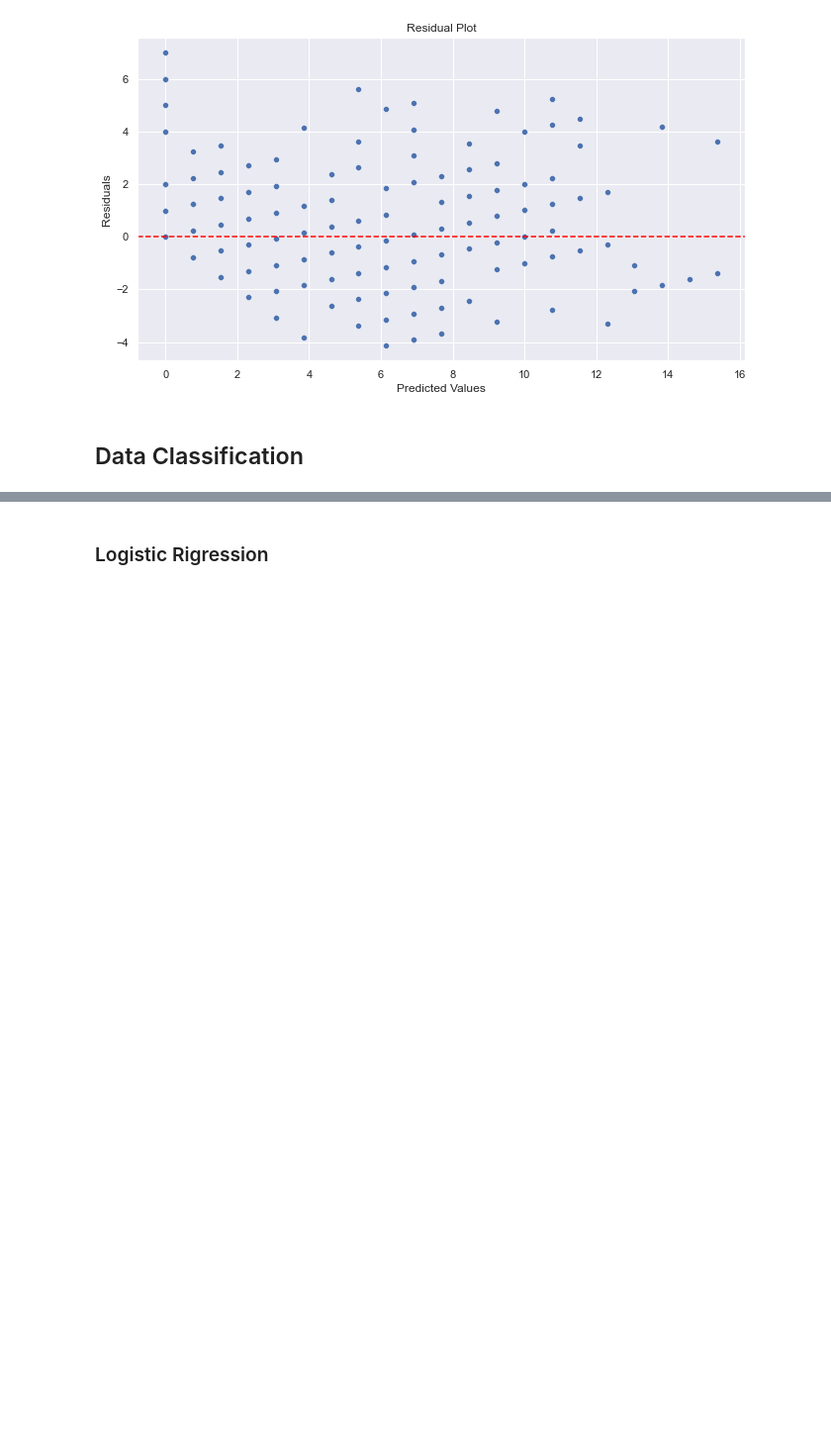
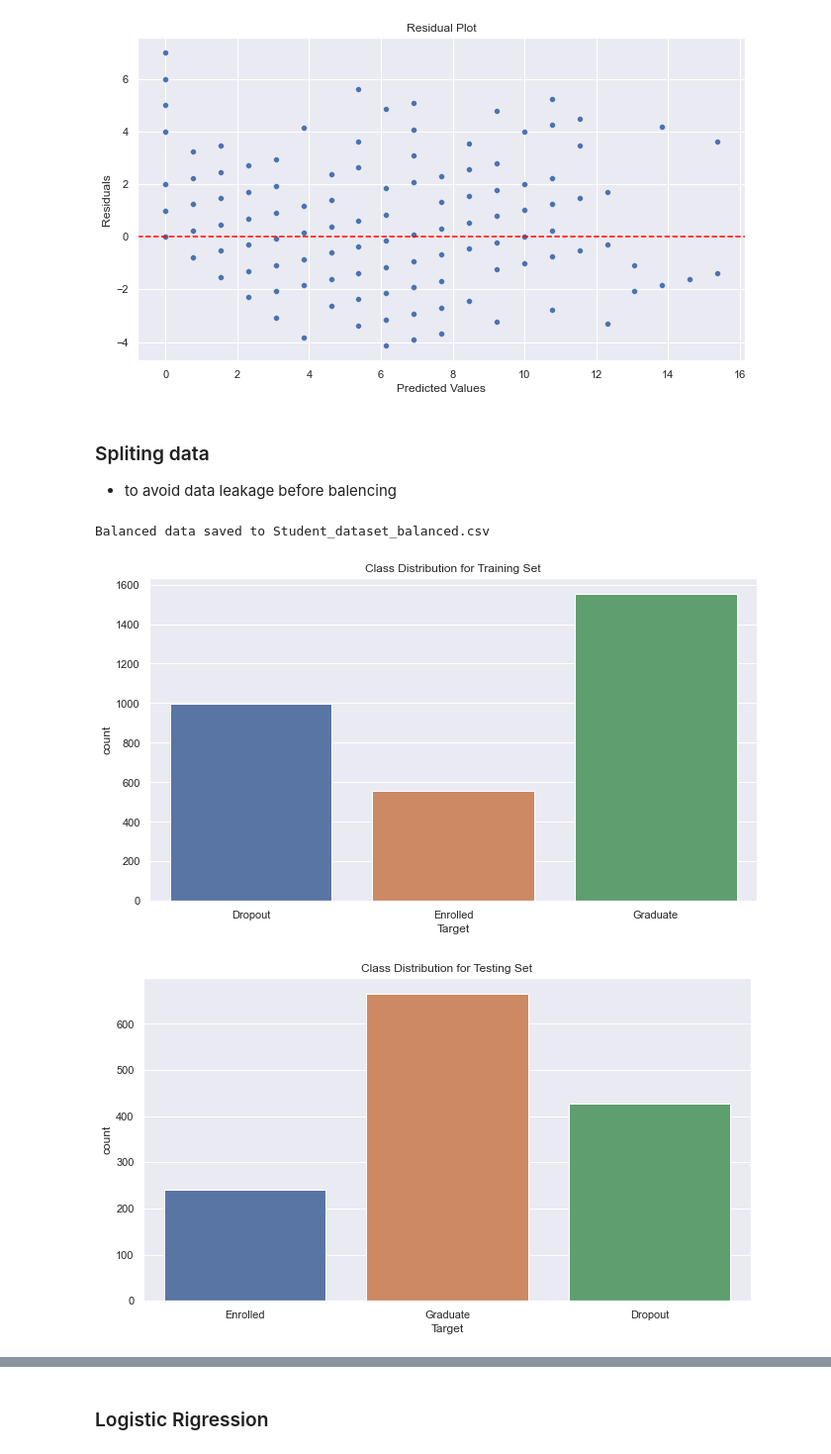
Before and after one commit to nasihbai/DataMining_Student_Assignment20-, a Jupyter notebook: Assignment.ipynb, the cells around one changed output, grey strips where cells are left out. Shown at 99% size. Drawn from its saved outputs; the diff is of its cells as text; code cells hidden in the pictures; blank space fills up the shorter version.

```diff
--- a/Assignment.ipynb
+++ b/Assignment.ipynb
@@ -329,5 +331,41 @@ plt.ylabel("Residuals")
 plt.show()
 # %% [output]
 [figure]
-# %% [markdown]
-## Data Classification
+# %% [markdown]
+### Spliting data
+* to avoid data leakage before balencing
+# %%
+from sklearn import preprocessing
+from sklearn.model_selection import train_test_split
+from imblearn.over_sampling import SMOTE
+
+# Assuming 'data' is already loaded and contains the 'Target' column
+X = df2.drop('Target', axis=1)
+y = df2['Target']
+
+# Apply SMOTE for balancing
+smote = SMOTE(random_state=42)
+X_balanced, y_balanced = smote.fit_resample(X, y)
+
+# Create a balanced dataset
+balanced_data = pd.concat([pd.DataFrame(X_balanced, columns=X.columns), pd.DataFrame(y_balanced, columns=['Target'])], axis=1)
+
+# Save balanced data to a CSV file
+balanced_output_path = 'Student_dataset_balanced.csv'
+balanced_data.to_csv(balanced_output_path, index=False)
+print(f"Balanced data saved to {balanced_output_path}")
+# %% [output]
+Balanced data saved to Student_dataset_balanced.csv
+# %%
+#visualize classes after splitting
+plt.figure()
+sns.countplot(x='Target', data = pd.DataFrame({'Target':y_train}))
+plt.title('Class Distribution for Training Set')
+plt.show()
+plt.figure()
+sns.countplot(x='Target', data = pd.DataFrame({'Target':y_test}))
+plt.title('Class Distribution for Testing Set')
+plt.show()
+# %% [output]
+[figure, added]
+[figure, added]
```
Also changed, not shown: parts of 25 cells of this notebook, 1 other file.
